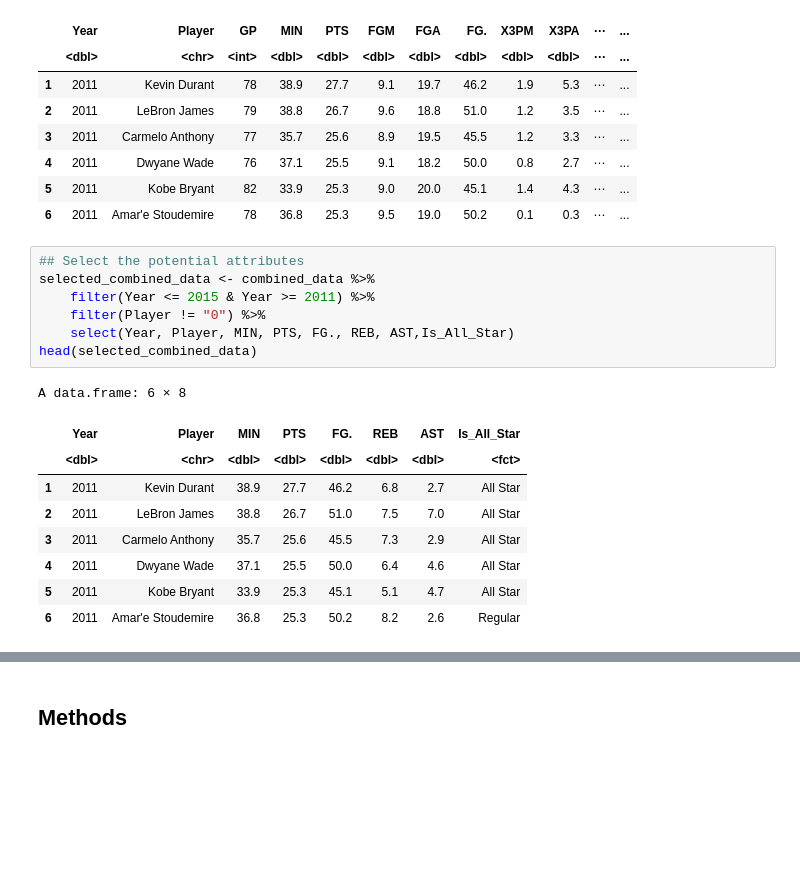
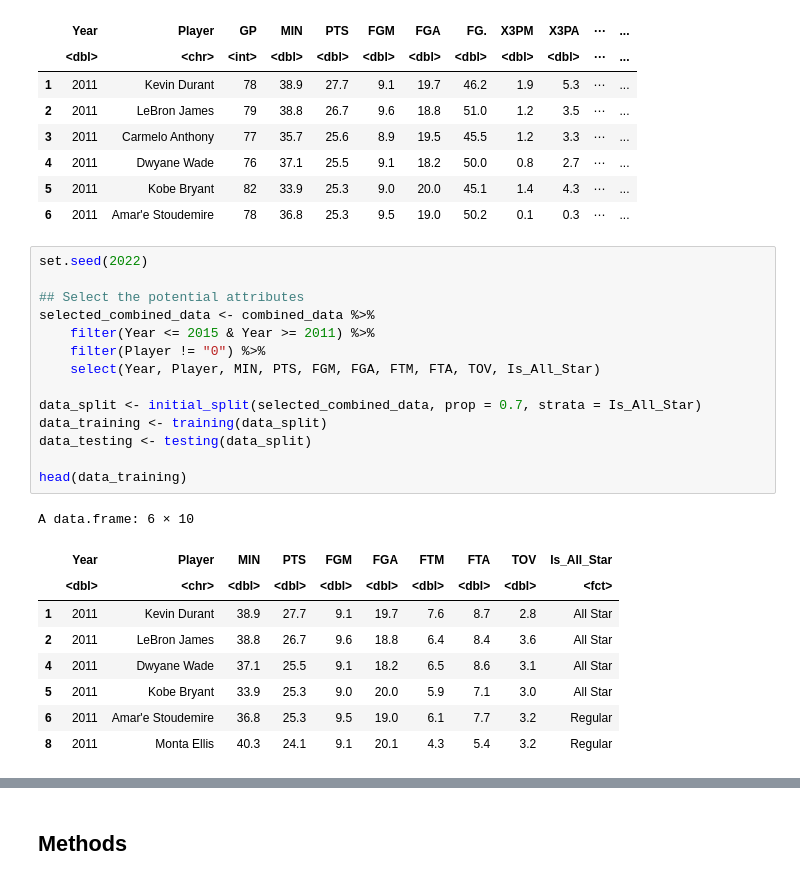
Before and after one commit to RayNguyent/DSCI-100-project, a Jupyter notebook: report.ipynb, the cells around one changed output, grey strips where cells are left out. Saved outputs shown, nothing was run; the diff lists cells and outputs as text; blank space fills up the shorter version.

```diff
--- a/report.ipynb
+++ b/report.ipynb
@@ -105,19 +118,26 @@ A data.frame: 6 × 22
 | 5 | 2011 | Kobe Bryant | 82 | 33.9 | 25.3 | 9.0 | 20.0 | 45.1 | 1.4 | 4.3 | ⋯ | ... |
 | 6 | 2011 | Amar'e Stoudemire | 78 | 36.8 | 25.3 | 9.5 | 19.0 | 50.2 | 0.1 | 0.3 | ⋯ | ... |
 # %%
+set.seed(2022)
+
 ## Select the potential attributes
 selected_combined_data <- combined_data %>%
     filter(Year <= 2015 & Year >= 2011) %>%
     filter(Player != "0") %>%
-    select(Year, Player, MIN, PTS, FG., REB, AST,Is_All_Star)
-head(selected_combined_data)
+    select(Year, Player, MIN, PTS, FGM, FGA, FTM, FTA, TOV, Is_All_Star)
+
+data_split <- initial_split(selected_combined_data, prop = 0.7, strata = Is_All_Star)
+data_training <- training(data_split)
+data_testing <- testing(data_split)
+
+head(data_training)
 # %% [output]
-A data.frame: 6 × 8
+A data.frame: 6 × 10
-|  | Year | Player | MIN | PTS | FG. | REB | AST | Is_All_Star |
-|  | <dbl> | <chr> | <dbl> | <dbl> | <dbl> | <dbl> | <dbl> | <fct> |
-| 1 | 2011 | Kevin Durant | 38.9 | 27.7 | 46.2 | 6.8 | 2.7 | All Star |
-| 2 | 2011 | LeBron James | 38.8 | 26.7 | 51.0 | 7.5 | 7.0 | All Star |
-| 3 | 2011 | Carmelo Anthony | 35.7 | 25.6 | 45.5 | 7.3 | 2.9 | All Star |
-| 4 | 2011 | Dwyane Wade | 37.1 | 25.5 | 50.0 | 6.4 | 4.6 | All Star |
-| 5 | 2011 | Kobe Bryant | 33.9 | 25.3 | 45.1 | 5.1 | 4.7 | All Star |
-| 6 | 2011 | Amar'e Stoudemire | 36.8 | 25.3 | 50.2 | 8.2 | 2.6 | Regular |
+|  | Year | Player | MIN | PTS | FGM | FGA | FTM | FTA | TOV | Is_All_Star |
+|  | <dbl> | <chr> | <dbl> | <dbl> | <dbl> | <dbl> | <dbl> | <dbl> | <dbl> | <fct> |
+| 1 | 2011 | Kevin Durant | 38.9 | 27.7 | 9.1 | 19.7 | 7.6 | 8.7 | 2.8 | All Star |
+| 2 | 2011 | LeBron James | 38.8 | 26.7 | 9.6 | 18.8 | 6.4 | 8.4 | 3.6 | All Star |
+| 4 | 2011 | Dwyane Wade | 37.1 | 25.5 | 9.1 | 18.2 | 6.5 | 8.6 | 3.1 | All Star |
+| 5 | 2011 | Kobe Bryant | 33.9 | 25.3 | 9.0 | 20.0 | 5.9 | 7.1 | 3.0 | All Star |
+| 6 | 2011 | Amar'e Stoudemire | 36.8 | 25.3 | 9.5 | 19.0 | 6.1 | 7.7 | 3.2 | Regular |
+| 8 | 2011 | Monta Ellis | 40.3 | 24.1 | 9.1 | 20.1 | 4.3 | 5.4 | 3.2 | Regular |
```
Also changed, not shown: parts of 12 cells of this notebook.
